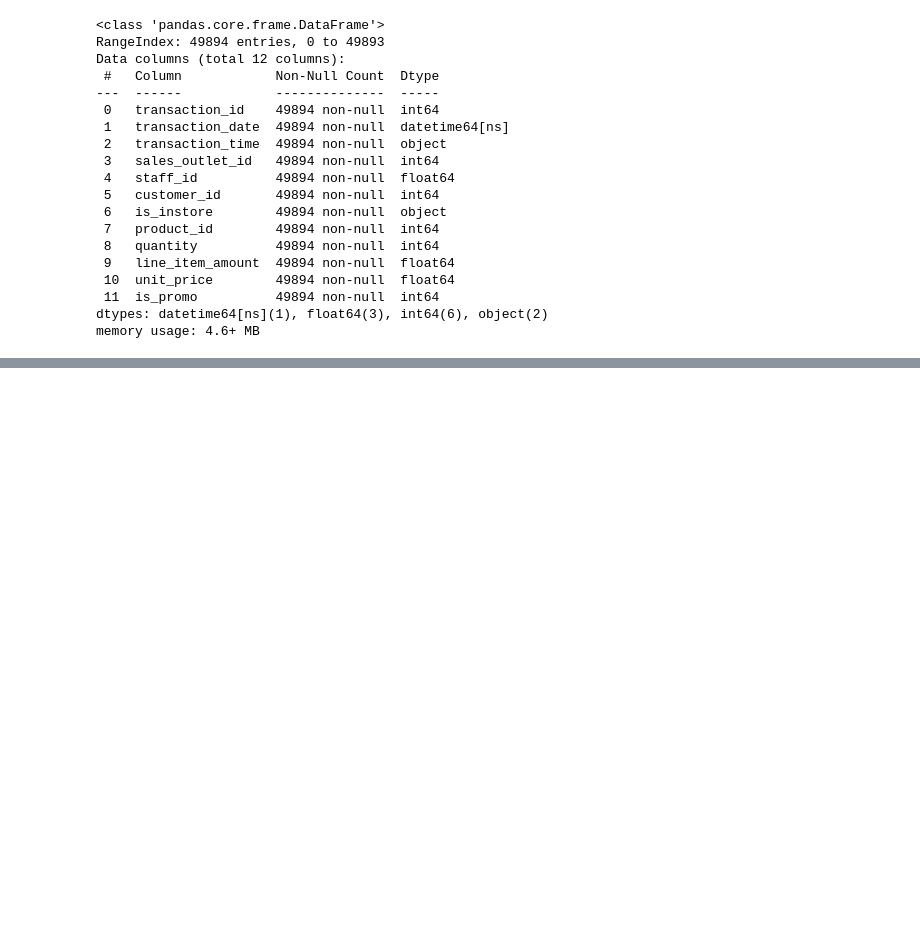
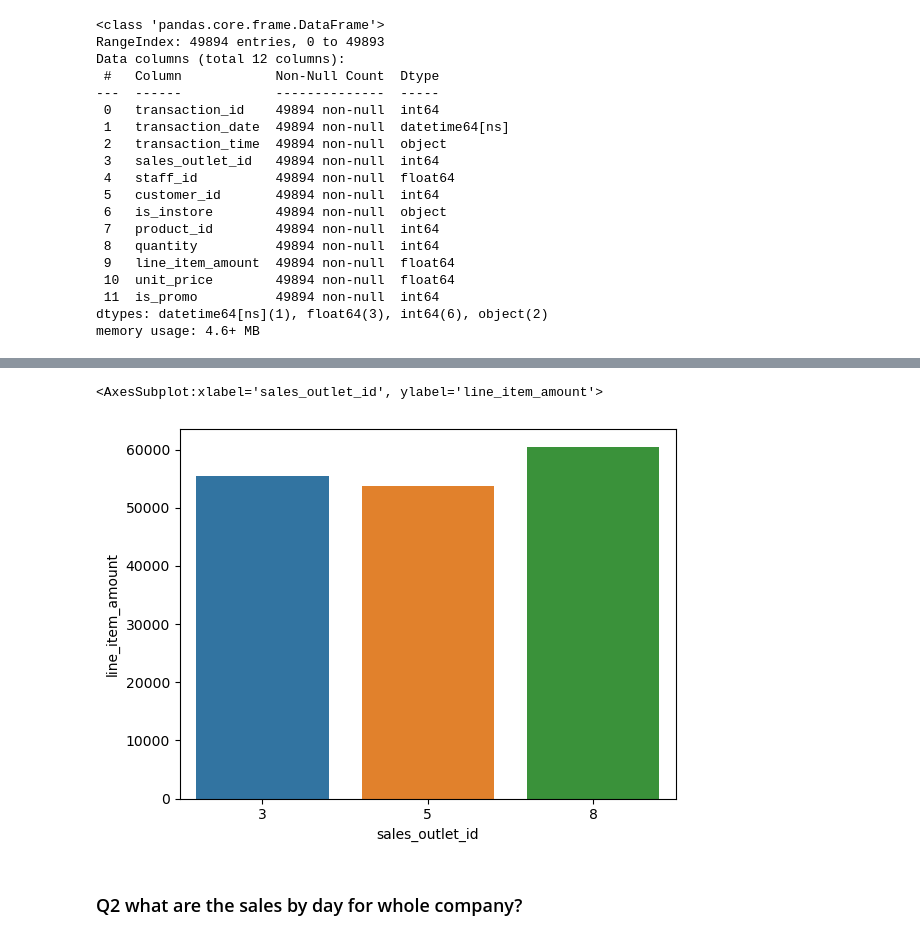
Before and after one commit to coffee-shop-analysis/coffee_project, a Jupyter notebook: explore_j.ipynb, the cells around one changed output, grey strips where cells are left out. Drawn from its saved outputs; the diff is of its cells as text; code cells hidden in the pictures; blank space fills up the shorter version.

```diff
--- a/explore_j.ipynb
+++ b/explore_j.ipynb
@@ -81,0 +99,2 @@ test
+# %%
+stores_grouped = train.groupby('sales_outlet_id')['line_item_amount'].sum().reset_index()
@@ -81,0 +108,7 @@ test
+# %%
+sns.barplot(data=stores_grouped, x='sales_outlet_id', y='line_item_amount')
+# %% [output]
+<AxesSubplot:xlabel='sales_outlet_id', ylabel='line_item_amount'>
+[figure, added]
+# %% [markdown]
+### Q2 what are the sales by day for whole company?
```
Also changed, not shown: parts of 29 cells of this notebook.
